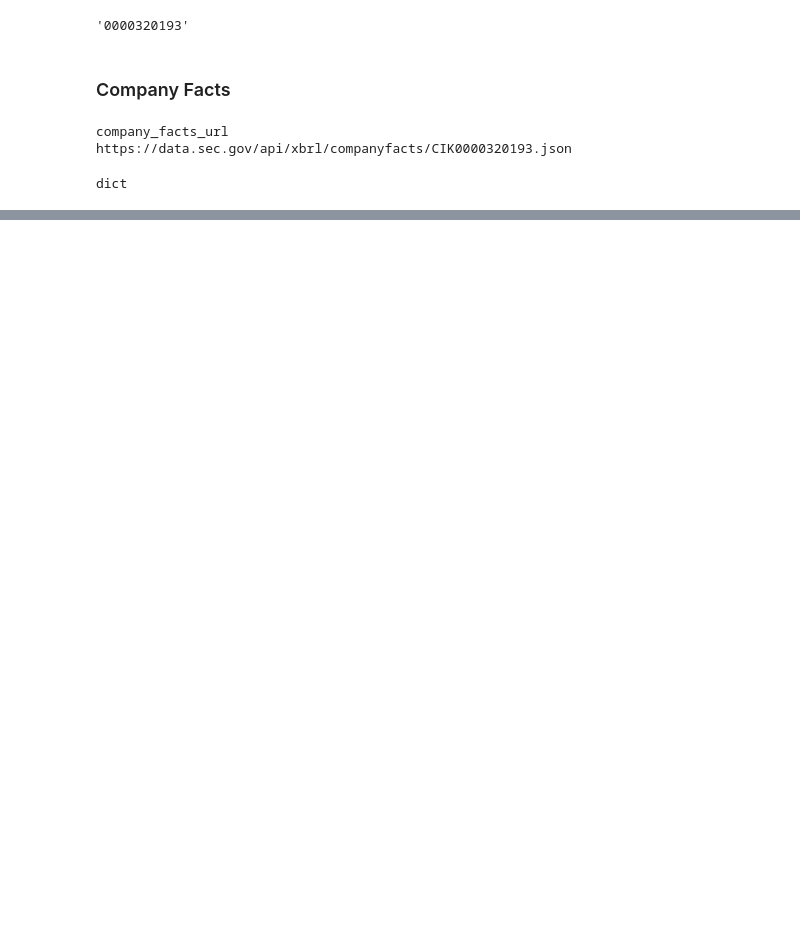
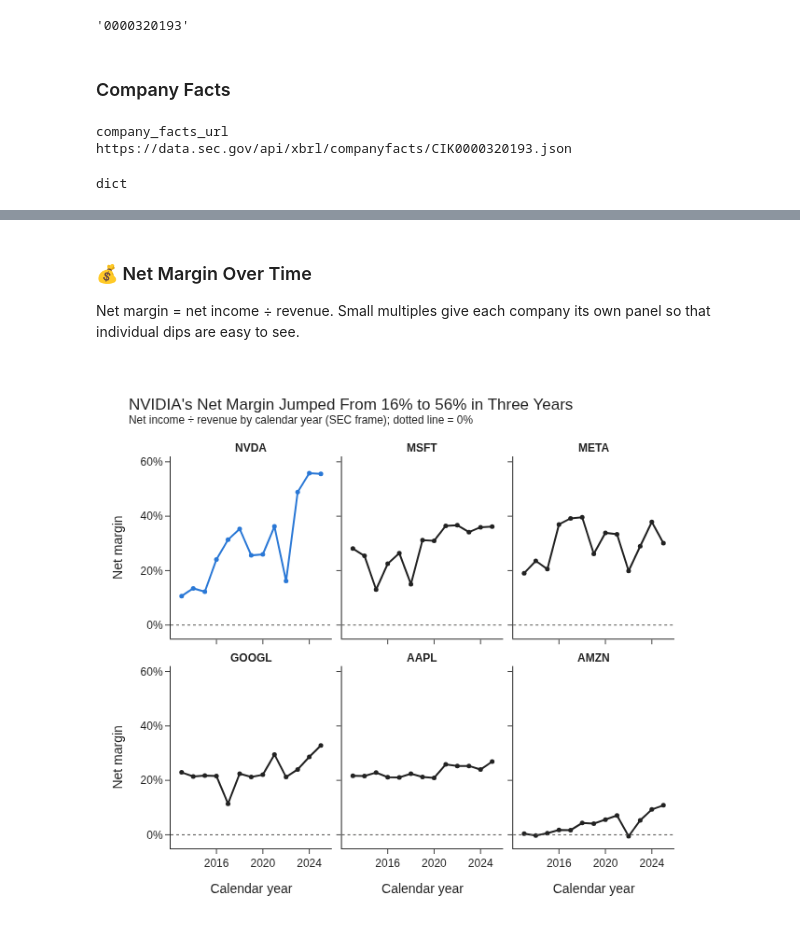
Before and after one commit to subwaymatch/analytics-case-development, a Jupyter notebook: edgar-api/edgar-api.ipynb, the cells around one changed output, grey strips where cells are left out. Cells and saved outputs as stored; diff of their text form; code cells hidden in the pictures; blank space fills up the shorter version.

```diff
--- a/edgar-api/edgar-api.ipynb
+++ b/edgar-api/edgar-api.ipynb
@@ -116,0 +810,31 @@ dict
+# %% [markdown]
+### 💰 Net Margin Over Time
+
+Net margin = net income ÷ revenue. Small multiples give each company its own panel so that individual dips are easy to see.
+# %%
+fig = px.line(
+    df_panel,
+    x='calendar_year',
+    y='net_margin',
+    color='ticker',
+    color_discrete_map={ticker: (ACCENT if ticker == 'NVDA' else '#222222') for ticker in tickers},
+    facet_col='ticker',
+    facet_col_wrap=3,
+    category_orders={'ticker': ['NVDA', 'MSFT', 'META', 'GOOGL', 'AAPL', 'AMZN']},
+    markers=True,
+    height=600,
+    title="NVIDIA's Net Margin Jumped From 16% to 56% in Three Years<br>"
+          '<sup>Net income ÷ revenue by calendar year (SEC frame); dotted line = 0%</sup>',
+    labels={'calendar_year': 'Calendar year', 'net_margin': 'Net margin'},
+)
+
+fig.update_traces(line_width=2, marker_size=5)
+fig.for_each_annotation(lambda a: a.update(text=f"<b>{a.text.split('=')[-1]}</b>"))
+fig.add_hline(y=0, line_dash='dot', line_color=INK, line_width=1, opacity=1)
+fig.update_yaxes(tickformat='.0%', range=[-0.05, 0.62])
+fig.update_xaxes(dtick=4)
+fig.update_layout(showlegend=False)
+
+fig.show()
+# %% [output]
+[figure, added]
```
Also changed, not shown: parts of 85 cells of this notebook, 7 other files.
